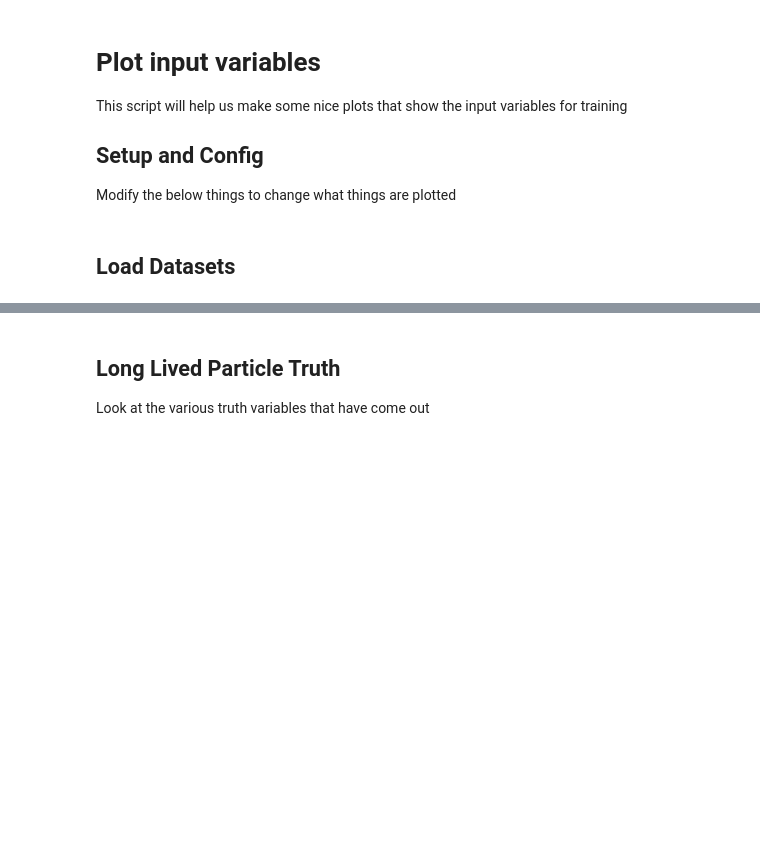
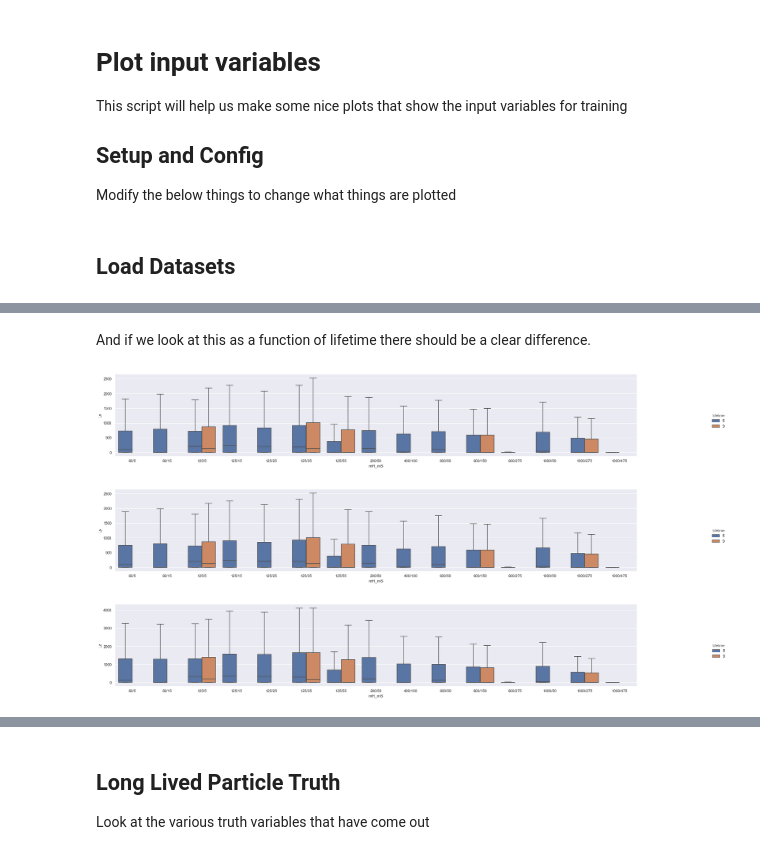
Before and after one commit to gordonwatts/calratio-perjet-training, a Jupyter notebook: notebooks/Input Variable Plots.ipynb, the cells around one changed output, grey strips where cells are left out. Drawn from its saved outputs; the diff is of its cells as text; code cells hidden in the pictures; blank space fills up the shorter version.

```diff
--- a/notebooks/Input Variable Plots.ipynb
+++ b/notebooks/Input Variable Plots.ipynb
@@ -55,0 +179,13 @@ _ = plt.xlabel('$\phi$')
+# %% [markdown]
+And if we look at this as a function of lifetime there should be a clear difference.
+# %%
+sns.catplot(x="mH_mS", y="Lx", hue='Lifetime', kind="box", data=all_jets, showfliers=False)
+set_fig_size()
+sns.catplot(x="mH_mS", y="Ly", hue='Lifetime', kind="box", data=all_jets, showfliers=False)
+set_fig_size()
+sns.catplot(x="mH_mS", y="Lz", hue='Lifetime', kind="box", data=all_jets, showfliers=False)
+set_fig_size()
+# %% [output]
+[figure, added]
+[figure, added]
+[figure, added]
```
Also changed, not shown: parts of 37 cells of this notebook.
